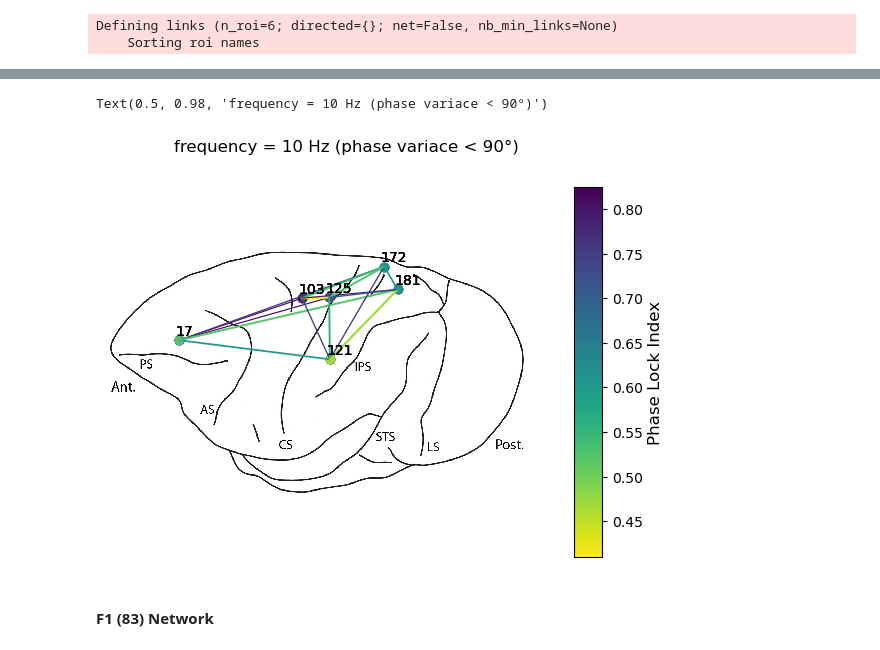
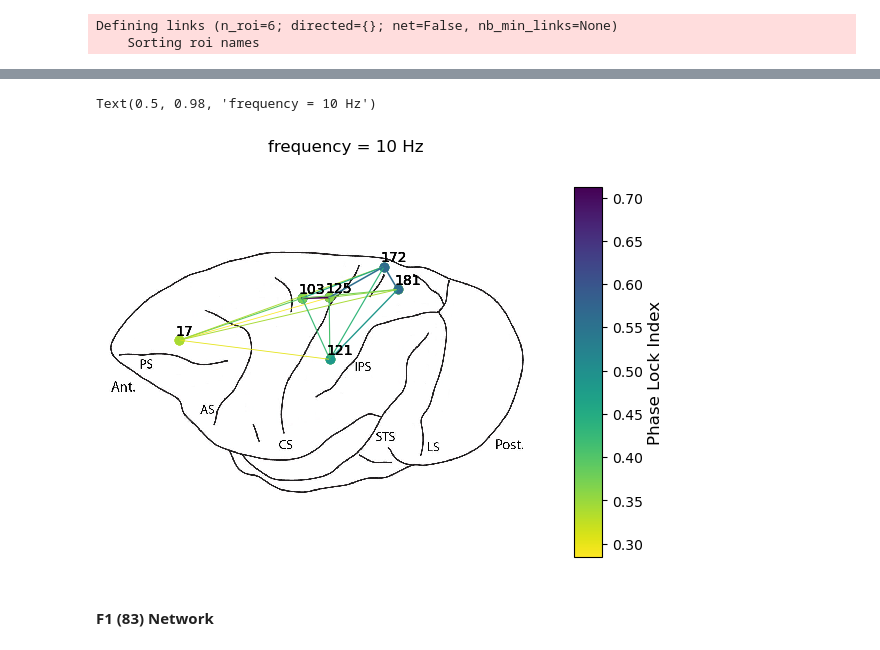
Before and after one commit to ViniciusLima94/phase_coupling_analysis, a Jupyter notebook: notebooks/Phase Analysis - General Approach-F1(83).ipynb, the cells around one changed output, grey strips where cells are left out. Saved outputs shown, nothing was run; the diff lists cells and outputs as text; code cells hidden in the pictures.

```diff
--- a/notebooks/Phase Analysis - General Approach-F1(83).ipynb
+++ b/notebooks/Phase Analysis - General Approach-F1(83).ipynb
@@ -350,8 +350,8 @@ array(['a46D_1', 'a8B_4', 'F6_8', 'a9/46D_9', 'a8M_10', 'a8B_11',
        'V1_242', 'V1_245', 'V1_248', 'V1_250', 'V1_251'], dtype='<U8')
 # %%
 roi_a, roi_b = (
-    "a5_172",
-    "a7A_181",
+    "F1_83",
+    "F1_84",
 )
 
 power_time_series, phi_series, phi_series_surr = [], [], []
@@ -698,7 +706,7 @@ plt.tight_layout()
 sig = xr.DataArray(sig, dims=("roi"), coords=(edges,))
 # %%
 phi_max = np.sqrt(
-    np.log((~filtered_phi_series.squeeze().isnull()).sum(("trials", "times")))
+    np.log(1e6)
 )
 # %%
 pli = 1 - sig / phi_max
@@ -730,29 +738,29 @@ colors = [cmap(norm(val)) for val in pli.values]
 # %%
 gs = matplotlib.gridspec.GridSpec(1, 2, width_ratios=[15, 1])
 ax1 = plt.subplot(gs[0])
 plot_brain_sketch(ax1)
 pos = 0
 for (
     s,
     t,
 ) in zip(ch_s, ch_t):
     x = [xy[s, 0], xy[t, 0]]
     y = [xy[s, 1], xy[t, 1]]
     plt.plot(x, y, color=colors[pos], lw=pli[pos].values * 2)
     plt.scatter(x, y, color=colors[pos])
     plt.text(x[0] - 10, y[0] - 15, s + 1)
     plt.text(x[1] - 10, y[1] - 15, t + 1)
     pos = pos + 1
 
 ax2 = plt.subplot(gs[1])
 cbar = plt.colorbar(mappable=plt.cm.ScalarMappable(cmap="viridis_r", norm=norm), cax=ax2)
 
 cbar.ax.set_ylabel("Phase Lock Index", rotation="vertical", fontsize=12)
 
-plt.suptitle("frequency = 10 Hz (phase variace < 90°)")
+plt.suptitle("frequency = 10 Hz")
 # %% [output]
-Text(0.5, 0.98, 'frequency = 10 Hz (phase variace < 90°)')
+Text(0.5, 0.98, 'frequency = 10 Hz')
-[figure, old version]
+[figure, new version]
 # %% [markdown]
 #### F1 (83) Network
 # %%
```
Also changed, not shown: parts of 6 cells of this notebook, 4 other files.
